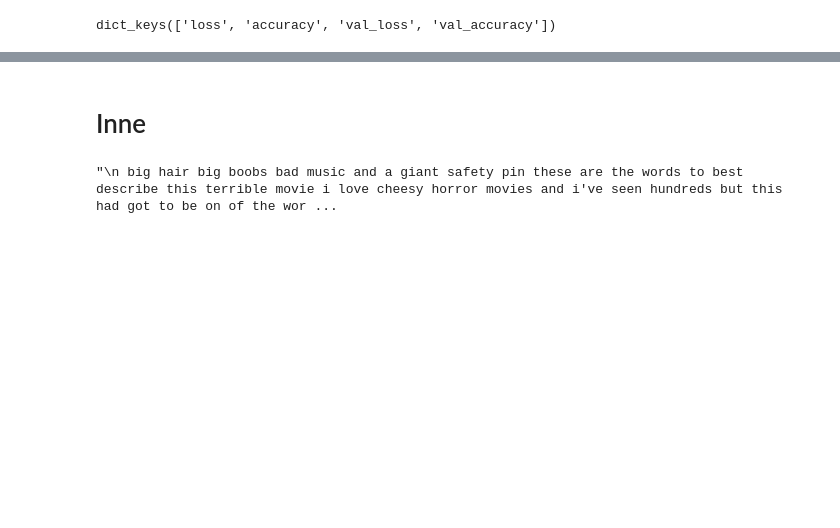
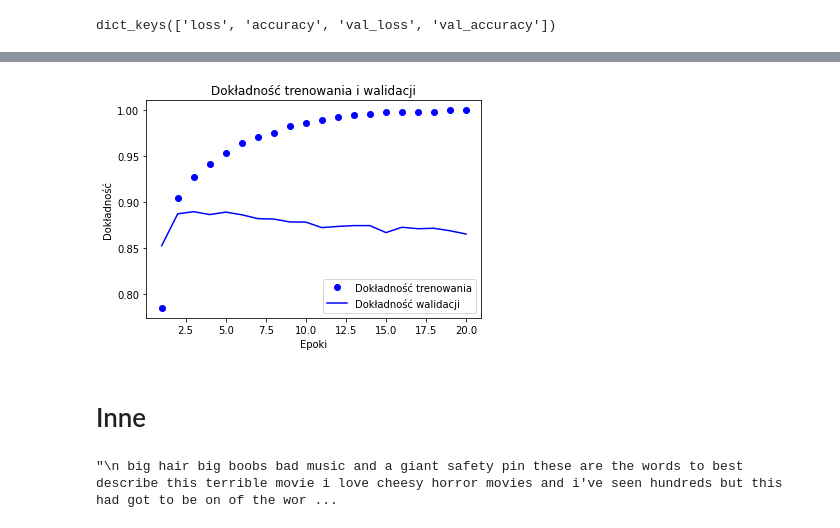
Before and after one commit to kaluzny-konrad/deep-learning-helion, a Jupyter notebook: r-3-1-imdb.ipynb, the cells around one changed output, grey strips where cells are left out. Cells and saved outputs as stored; diff of their text form; code cells hidden in the pictures; blank space fills up the shorter version.

```diff
--- a/r-3-1-imdb.ipynb
+++ b/r-3-1-imdb.ipynb
@@ -99,3 +93,14 @@ plt.show()
+# %%
+# Wykres dokładności trenowania i walidacji
+plt.plot(epochs, acc, 'bo', label='Dokładność trenowania')
+plt.plot(epochs, val_acc, 'b', label='Dokładność walidacji')
+plt.title('Dokładność trenowania i walidacji')
+plt.xlabel('Epoki')
+plt.ylabel('Dokładność')
+plt.legend()
+plt.show()
+# %% [output]
+[figure, added]
 # %% [markdown]
 # Inne
 # %%
```
Also changed, not shown: parts of 18 cells of this notebook, 2 other files.
